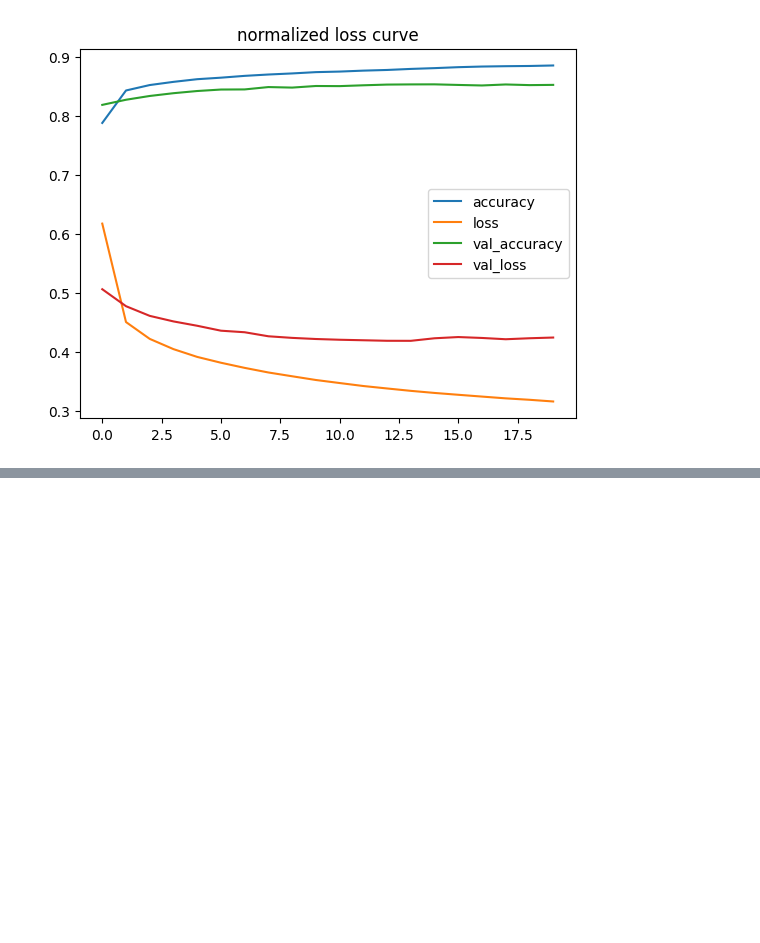
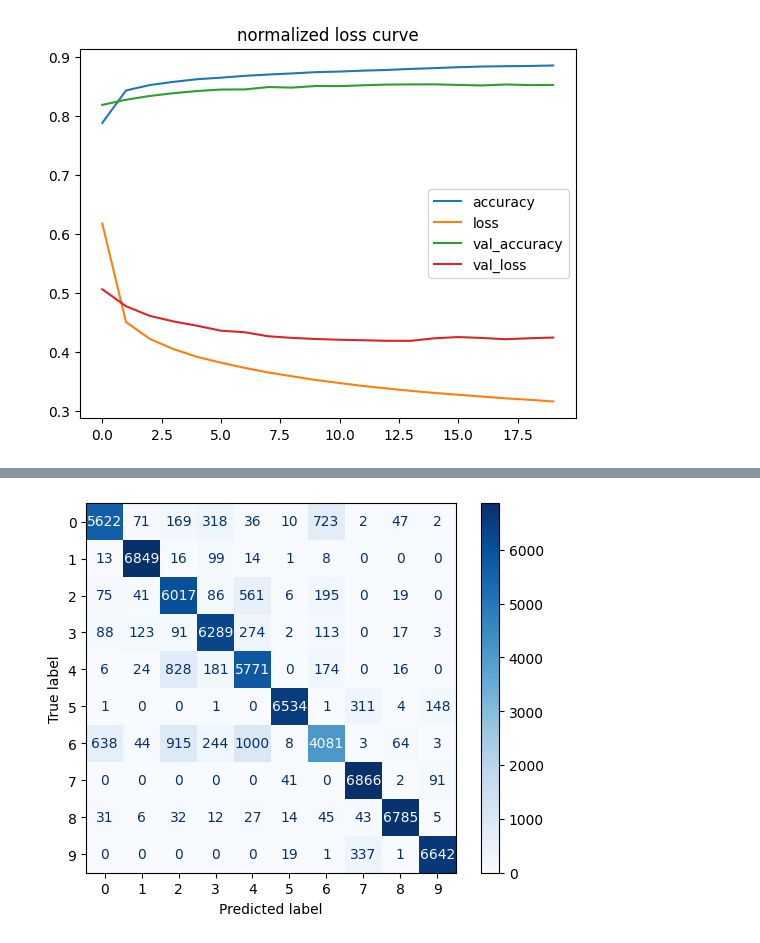
Before and after one commit to divyalaldinani/Deep-Learning-in-TensorFlow, a Jupyter notebook: 03_classification_using_NN_in_tensorflow.ipynb, the cells around one changed output, grey strips where cells are left out. Saved outputs shown, nothing was run; the diff lists cells and outputs as text; code cells hidden in the pictures; blank space fills up the shorter version.

```diff
--- a/03_classification_using_NN_in_tensorflow.ipynb
+++ b/03_classification_using_NN_in_tensorflow.ipynb
@@ -1055,3 +1055,14 @@ pd.DataFrame(history_1_3.history).plot(title="normalized loss curve")
 <Axes: title={'center': 'normalized loss curve'}>
 [figure]
 [figure]
+# %%
+train_preds = model_1_3.predict(train_data)
+test_preds = model_1_3.predict(test_data)
+
+train_preds = np.argmax(train_preds, axis=1)
+test_preds = np.argmax(test_preds, axis=1)
+
+all_preds = np.concatenate((train_preds, test_preds), axis = 0)
+all_preds[:10]
+
+all_labels = np.concatenate((train_labels, test_labels), axis = 0)
@@ -1057,0 +1072,11 @@ pd.DataFrame(history_1_3.history).plot(title="normalized loss curve")
+# %%
+from sklearn.metrics import confusion_matrix, ConfusionMatrixDisplay
+import matplotlib.pyplot as plt
+
+cm = confusion_matrix(all_labels, all_preds)
+
+disp = ConfusionMatrixDisplay(confusion_matrix=cm, display_labels=[0, 1, 2, 3, 4, 5, 6, 7, 8, 9])
+disp.plot(cmap=plt.cm.Blues)
+plt.show()
+# %% [output]
+[figure, added]
```
Also changed, not shown: parts of 1 cell of this notebook.
